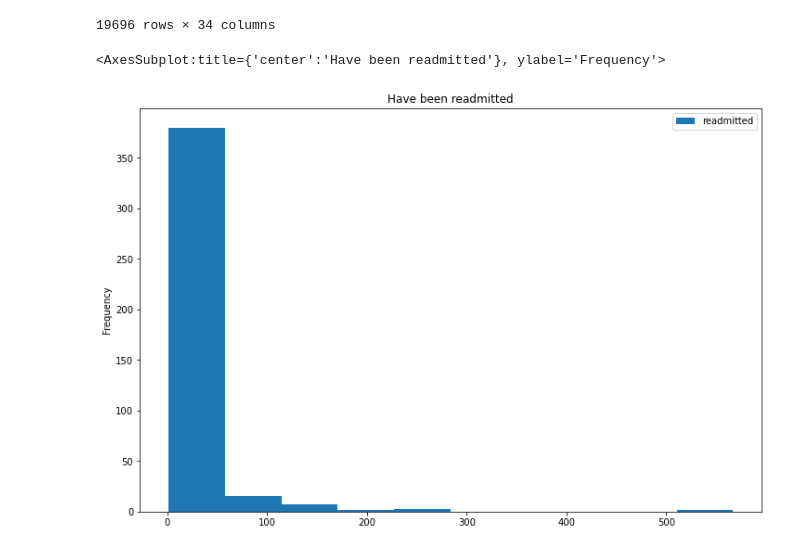
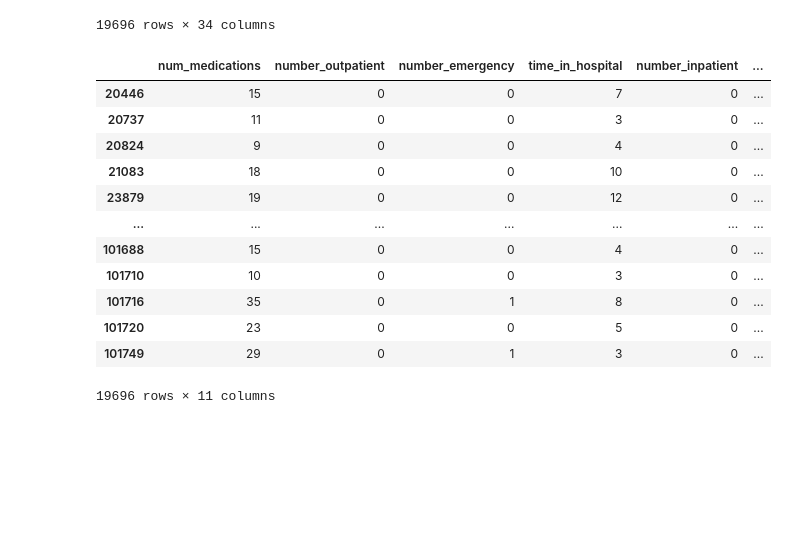
Before and after one commit to sufyaans/bigdata_cw2, a Jupyter notebook: 193_solution.ipynb, the cells around one changed output. Saved outputs shown, nothing was run; the diff lists cells and outputs as text; code cells hidden in the pictures; blank space fills up the shorter version.

Commit message:
subset_col

```diff
--- a/193_solution.ipynb
+++ b/193_solution.ipynb
@@ -377,16 +382,8 @@ See the caveats in the documentation: https://pandas.pydata.org/pandas-docs/stab
 # %%
-#Diagnose types impact on readmission rates
-#This is wrong
-#icdCodes
+#Age impact on readmission rates
 
-count1 = df_10[df_10['readmitted'] == "1"]
-count0 = df_10[df_10['readmitted'] == "0"]
+# df_age_count1 = count1.groupby('age')['readmitted'].count()
+# df_age_count0 = count0.groupby('age')['readmitted'].count()
 
-df_count1 = count1.groupby('diag_1')['readmitted'].count().reset_index()
-df_count0 = count0.groupby('diag_1')['readmitted'].count().reset_index()
-
-df_count1.plot.hist(figsize=(12, 8), x = "diag_1", title = "Have been readmitted")
-#df_count0.plot.bar(figsize=(12, 8), x = "age", title = "Have NOT been readmitted")
+# df_age_count1.plot.bar(figsize=(12, 8), x = "age", title = "Have been readmitted")
+# df_age_count0.plot.bar(figsize=(12, 8), x = "age", title = "Have NOT been readmitted")
-# %% [output]
-<AxesSubplot:title={'center':'Have been readmitted'}, ylabel='Frequency'>
-[figure, removed]
@@ -392,0 +425,19 @@ df_count1.plot.hist(figsize=(12, 8), x = "diag_1", title = "Have been readmitted
+# %%
+# Model that predicts wheterh a diabetic patient will be readmitted or not
+
+subset_col = ['num_medications', 'number_outpatient', 'number_emergency', 'time_in_hospital', 'number_inpatient', 'encounter_id', 'age', 'num_lab_procedures', 'number_diagnoses', 'num_procedures', 'readmitted']
+df_10[subset_col]
+# %% [output]
+|  | num_medications | number_outpatient | number_emergency | time_in_hospital | number_inpatient | ... |
+| 20446 | 15 | 0 | 0 | 7 | 0 | ... |
+| 20737 | 11 | 0 | 0 | 3 | 0 | ... |
+| 20824 | 9 | 0 | 0 | 4 | 0 | ... |
+| 21083 | 18 | 0 | 0 | 10 | 0 | ... |
+| 23879 | 19 | 0 | 0 | 12 | 0 | ... |
+| ... | ... | ... | ... | ... | ... | ... |
+| 101688 | 15 | 0 | 0 | 4 | 0 | ... |
+| 101710 | 10 | 0 | 0 | 3 | 0 | ... |
+| 101716 | 35 | 0 | 1 | 8 | 0 | ... |
+| 101720 | 23 | 0 | 0 | 5 | 0 | ... |
+| 101749 | 29 | 0 | 1 | 3 | 0 | ... |
+19696 rows × 11 columns
```
Also changed, not shown: parts of 7 cells of this notebook.
